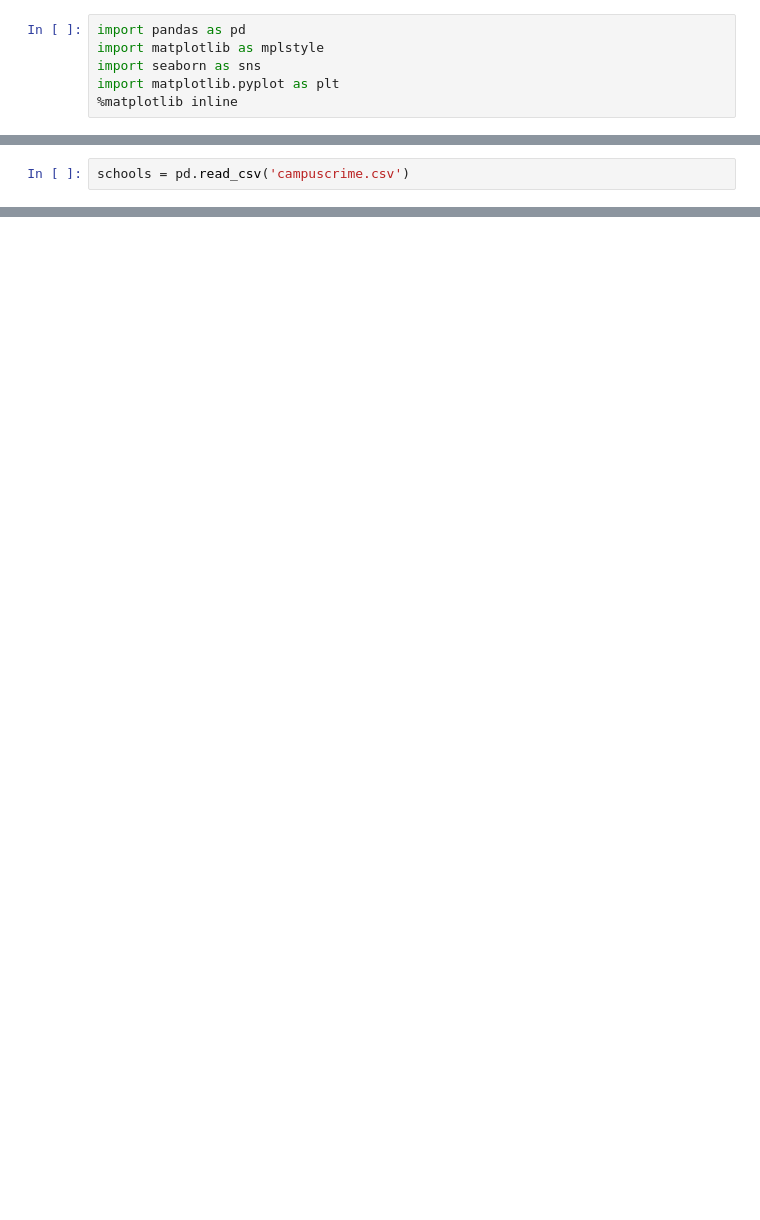
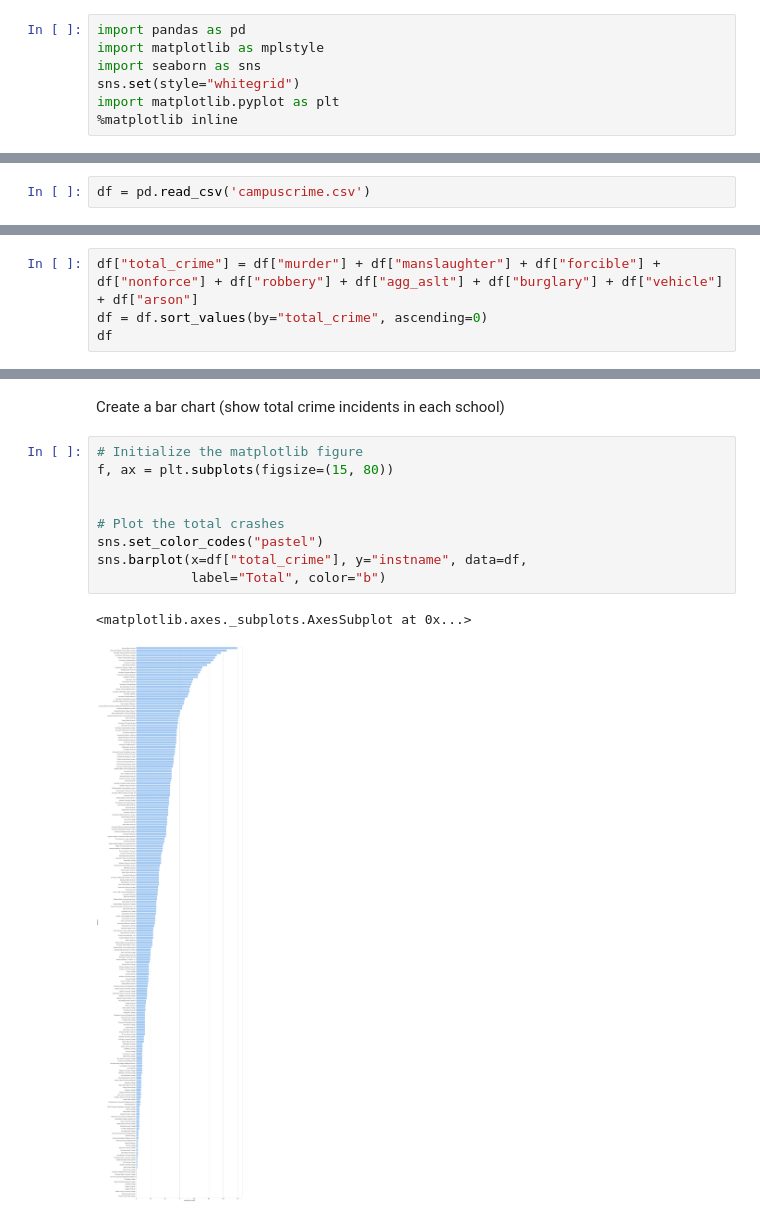
Before and after one commit to Mai-Haotian/advanced-dataj-Haotian, a Jupyter notebook: data analysis/data+analysis+assignment.ipynb, the cells around one changed output, grey strips where cells are left out. Saved outputs shown, nothing was run; the diff lists cells and outputs as text; blank space fills up the shorter version.

```diff
--- a/data analysis/data+analysis+assignment.ipynb
+++ b/data analysis/data+analysis+assignment.ipynb
@@ -4,6 +4,7 @@
 import pandas as pd
 import matplotlib as mplstyle
 import seaborn as sns
+sns.set(style="whitegrid")
 import matplotlib.pyplot as plt
 %matplotlib inline
 # %%
@@ -14,2 +14,2 @@ mu_palette = ["#1b9e77", "#d95f02"]
 # %%
-schools = pd.read_csv('campuscrime.csv')
+df = pd.read_csv('campuscrime.csv')
@@ -19,0 +40,4 @@ NameError: name 'schools' is not defined
+# %%
+df["total_crime"] = df["murder"] + df["manslaughter"] + df["forcible"] + df["nonforce"] + df["robbery"] + df["agg_aslt"] + df["burglary"] + df["vehicle"] + df["arson"]
+df = df.sort_values(by="total_crime", ascending=0)
+df
@@ -19,0 +63,14 @@ NameError: name 'schools' is not defined
+# %% [markdown]
+Create a bar chart (show total crime incidents in each school)
+# %%
+# Initialize the matplotlib figure
+f, ax = plt.subplots(figsize=(15, 80))
+
+
+# Plot the total crashes
+sns.set_color_codes("pastel")
+sns.barplot(x=df["total_crime"], y="instname", data=df,
+            label="Total", color="b")
+# %% [output]
+<matplotlib.axes._subplots.AxesSubplot at 0x...>
+[figure, added]
```
Also changed, not shown: parts of 41 cells of this notebook, 1 other file.
